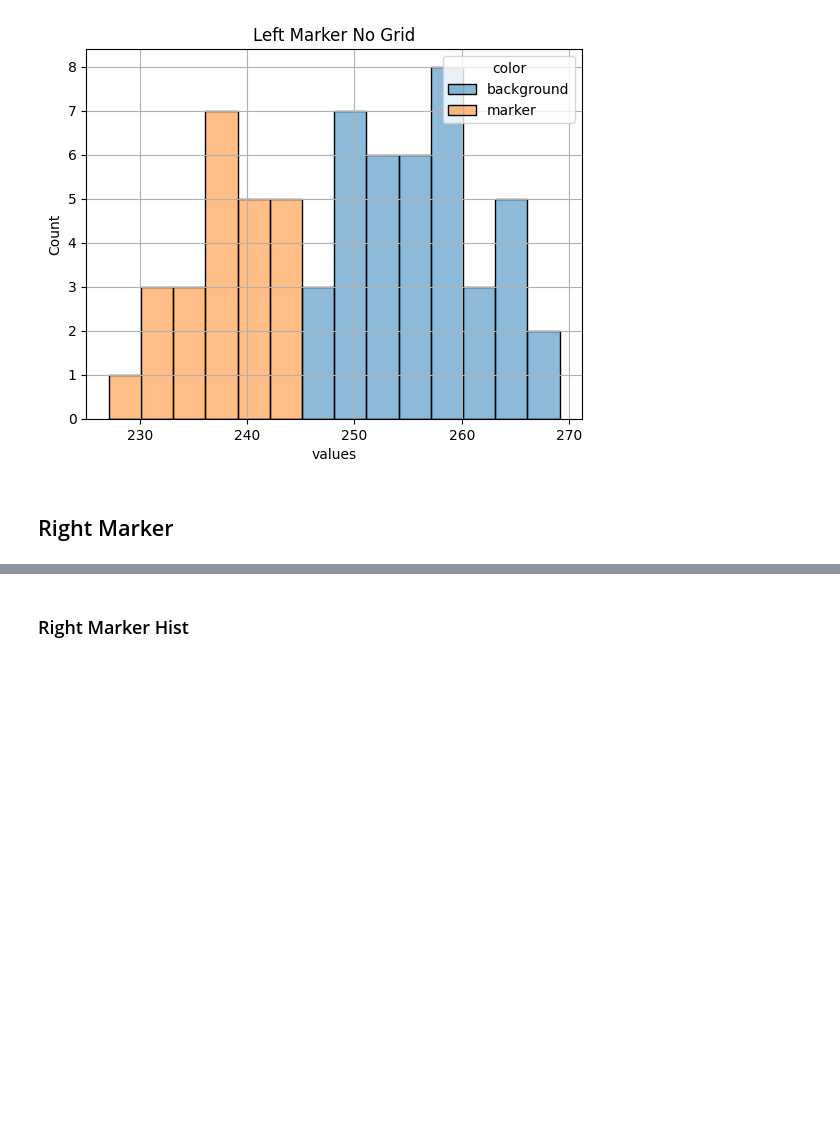
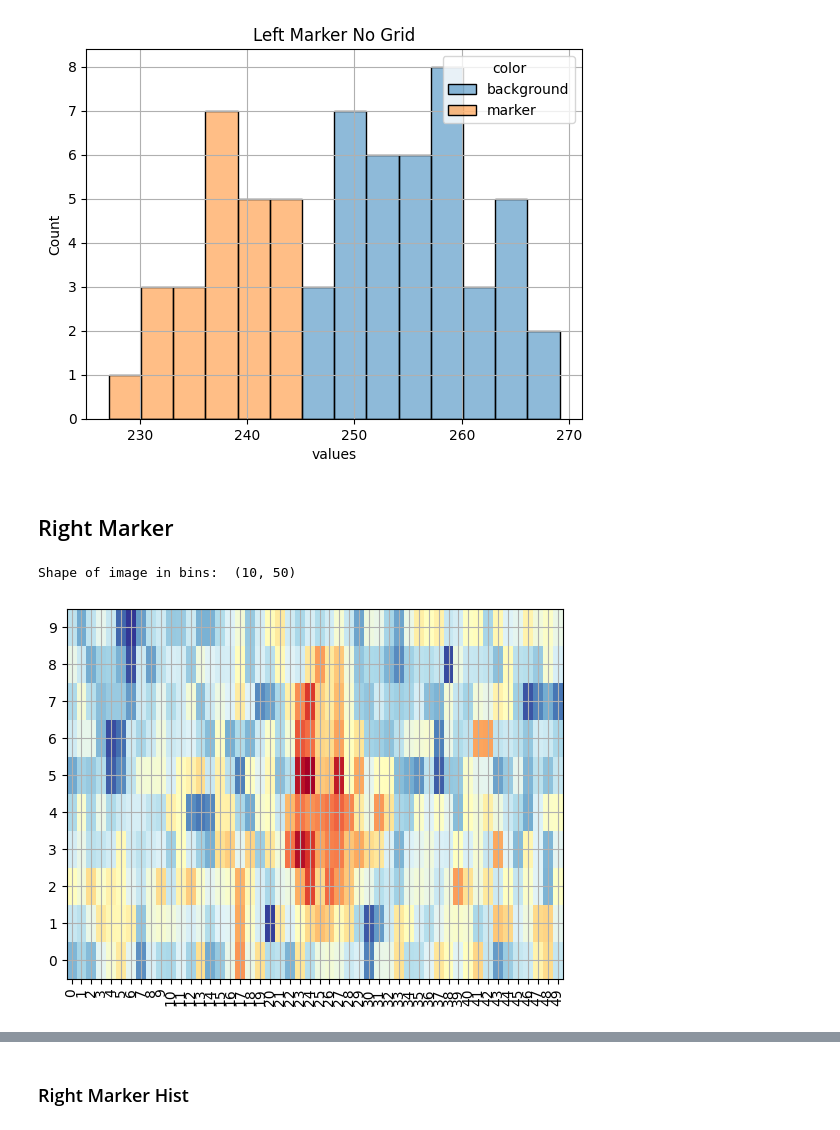
Before and after one commit to PrinceRichfather/tungsten_grate_analysis, a Jupyter notebook: analysis_nogrid.ipynb, the cells around one changed output, grey strips where cells are left out. Saved outputs shown, nothing was run; the diff lists cells and outputs as text; code cells hidden in the pictures; blank space fills up the shorter version.

```diff
--- a/analysis_nogrid.ipynb
+++ b/analysis_nogrid.ipynb
@@ -264,4 +304,19 @@ plt.show()
 [figure]
 # %% [markdown]
 ## Right Marker
+# %%
+w_markers = w_new[152:225, 45:119]
+w_markers_cropped = w_markers[21:31, 24:]
+y_markers_markers_cropped = range(w_markers_cropped.shape[0])   # Rows      (this, _)
+x_markers_markers_cropped = range(w_markers_cropped.shape[1])   # Columns   (_, this)
+
+plt.pcolormesh(x_markers_markers_cropped, y_markers_markers_cropped, w_markers_cropped, cmap="RdYlBu")
+print("Shape of image in bins: ", w_markers_cropped.shape)
+plt.grid()
+plt.xticks(x_markers_markers_cropped, rotation=90)
+plt.yticks(y_markers_markers_cropped)
+plt.show()
+# %% [output]
+Shape of image in bins:  (10, 50)
+[figure, added]
 # %%
```
Also changed, not shown: parts of 25 cells of this notebook, 10 other files.
